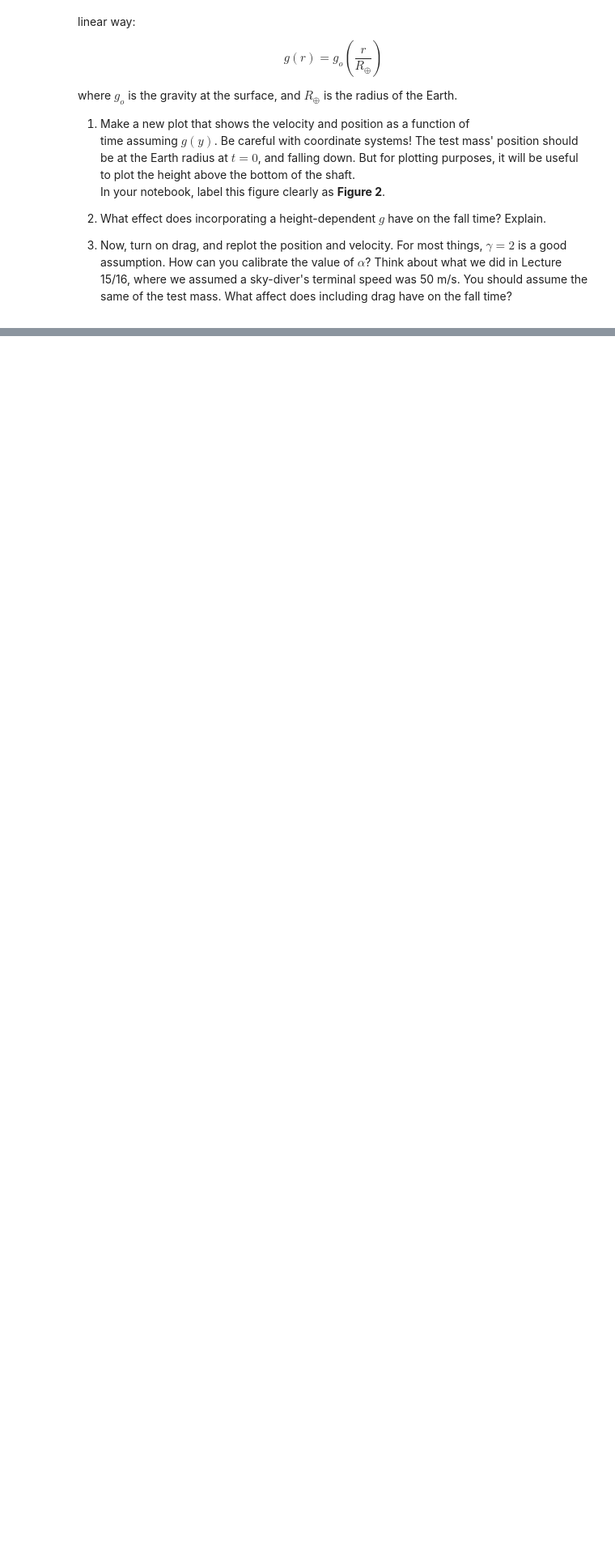
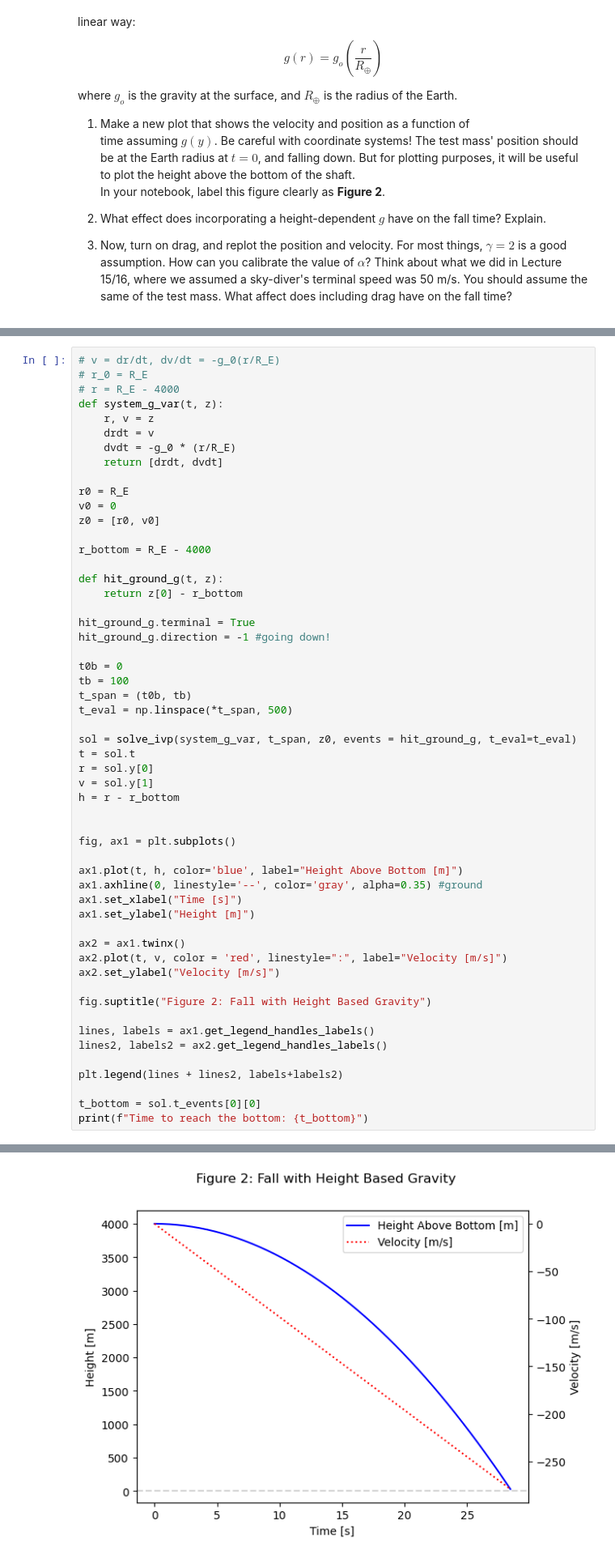
Before and after one commit to mkeen331/PHYS265-spring26, a Jupyter notebook: Lab3/lab3.ipynb, the cells around one changed output, grey strips where cells are left out. Shown at 81% size. Drawn from its saved outputs; the diff is of its cells as text; blank space fills up the shorter version.

```diff
--- a/Lab3/lab3.ipynb
+++ b/Lab3/lab3.ipynb
@@ -193,0 +222,55 @@ where $g_o$ is the gravity at the surface, and $R_{\oplus}$ is the radius of the
+# %%
+# v = dr/dt, dv/dt = -g_0(r/R_E)
+# r_0 = R_E
+# r = R_E - 4000
+def system_g_var(t, z):
+    r, v = z
+    drdt = v
+    dvdt = -g_0 * (r/R_E)
+    return [drdt, dvdt]
+
+r0 = R_E
+v0 = 0
+z0 = [r0, v0]
+
+r_bottom = R_E - 4000
+
+def hit_ground_g(t, z):
+    return z[0] - r_bottom
+
+hit_ground_g.terminal = True
+hit_ground_g.direction = -1 #going down!
+
+t0b = 0
+tb = 100
+t_span = (t0b, tb)
+t_eval = np.linspace(*t_span, 500)
+
+sol = solve_ivp(system_g_var, t_span, z0, events = hit_ground_g, t_eval=t_eval)
+t = sol.t
+r = sol.y[0]
+v = sol.y[1]
+h = r - r_bottom
+
+
+fig, ax1 = plt.subplots()
+
+ax1.plot(t, h, color='blue', label="Height Above Bottom [m]")
+ax1.axhline(0, linestyle='--', color='gray', alpha=0.35) #ground
+ax1.set_xlabel("Time [s]")
+ax1.set_ylabel("Height [m]")
+
+ax2 = ax1.twinx()
+ax2.plot(t, v, color = 'red', linestyle=":", label="Velocity [m/s]")
+ax2.set_ylabel("Velocity [m/s]")
+
+fig.suptitle("Figure 2: Fall with Height Based Gravity")
+
+lines, labels = ax1.get_legend_handles_labels()
+lines2, labels2 = ax2.get_legend_handles_labels()
+
+plt.legend(lines + lines2, labels+labels2)
+
+t_bottom = sol.t_events[0][0]
+print(f"Time to reach the bottom: {t_bottom}")
+# %% [output]
@@ -193,0 +278 @@ where $g_o$ is the gravity at the surface, and $R_{\oplus}$ is the radius of the
+[figure, added]
```
Also changed, not shown: parts of 36 cells of this notebook.
